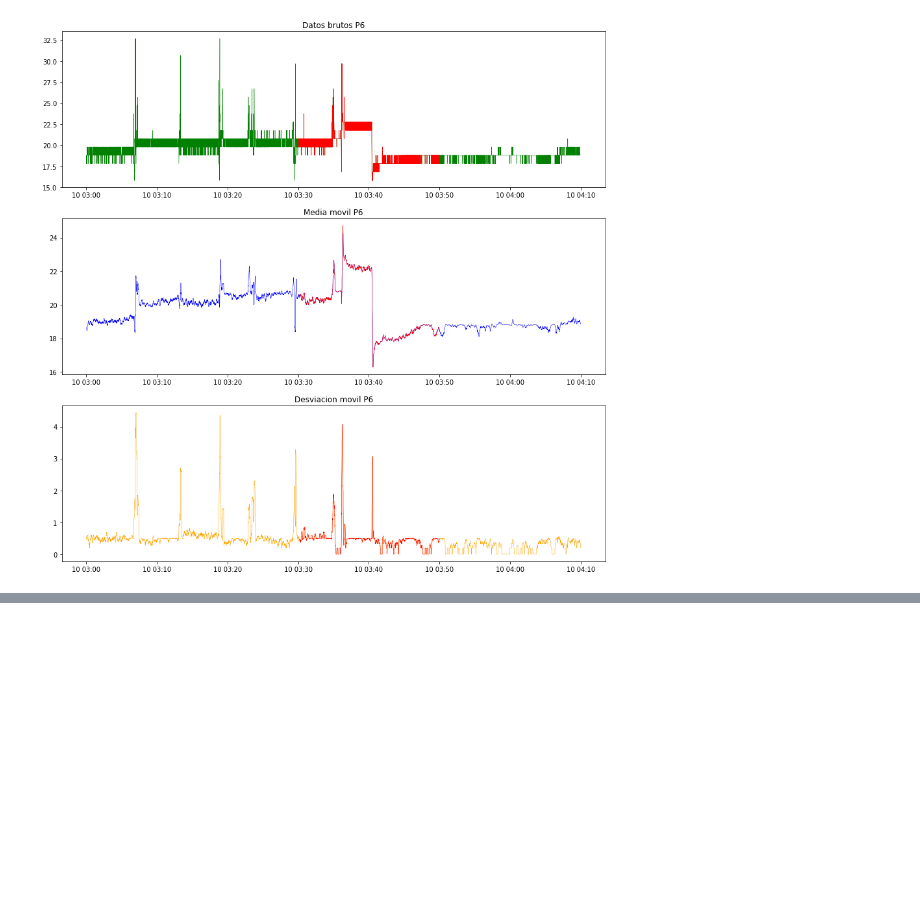
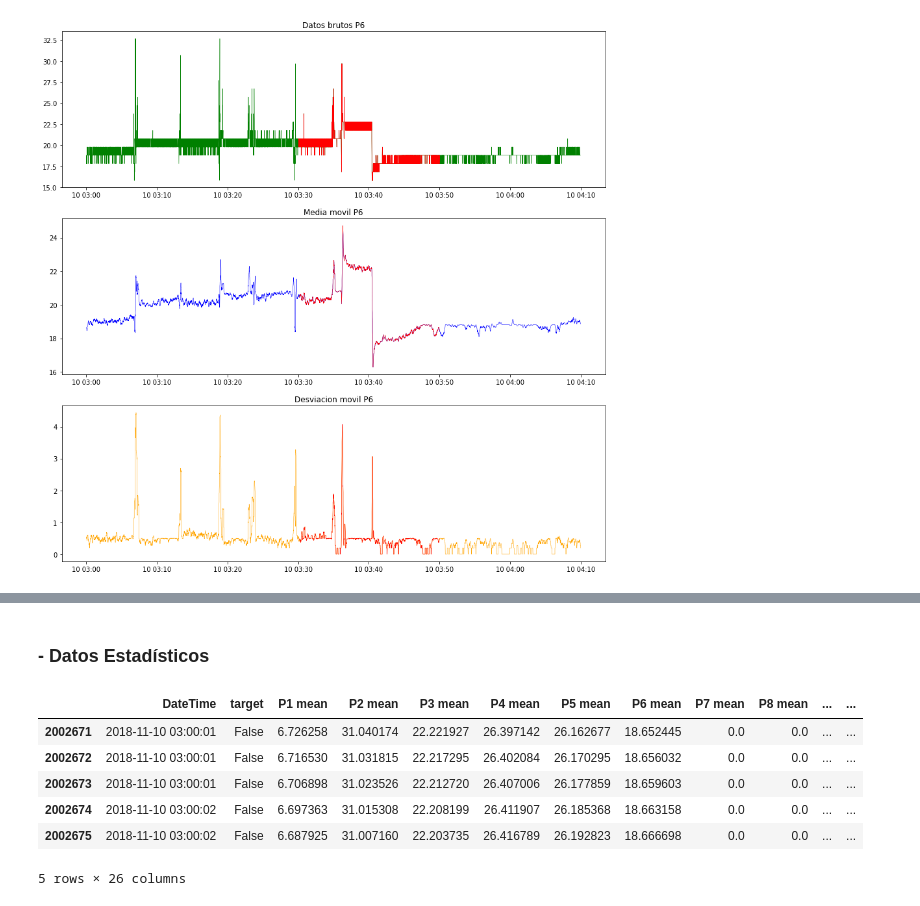
Before and after one commit to aliciaolivaresgil/TFG-SmartBeds, a Jupyter notebook: src/Representacion Ataque.ipynb, the cells around one changed output, grey strips where cells are left out. Saved outputs shown, nothing was run; the diff lists cells and outputs as text; code cells hidden in the pictures; blank space fills up the shorter version.

```diff
--- a/src/Representacion Ataque.ipynb
+++ b/src/Representacion Ataque.ipynb
@@ -123,0 +147,26 @@ for i in range(1,7):
+# %% [markdown]
+### - Datos Estadísticos
+# %%
+from scipy.signal import savgol_filter
+
+datosMediasFiltrados_array = []
+datosVarianzasFiltrados_array = []
+
+datosEstadisticosFiltrados = datosEstadisticosAtaque.copy()
+
+for i in range(1,13):
+    datosMediasFiltrados_array = savgol_filter(datosEstadisticosAtaque['P'+str(i)+' mean'], 205, 2)
+    datosVarianzasFiltrados_array = savgol_filter(datosEstadisticosAtaque['P'+str(i)+' std'], 205, 2)
+
+    datosEstadisticosFiltrados['P'+str(i)+' mean'] = datosMediasFiltrados_array[:]
+    datosEstadisticosFiltrados['P'+str(i)+' std'] = datosVarianzasFiltrados_array[:]
+
+datosEstadisticosFiltrados.head()
+# %% [output]
+|  | DateTime | target | P1 mean | P2 mean | P3 mean | P4 mean | P5 mean | P6 mean | P7 mean | P8 mean | ... | ... |
+| 2002671 | 2018-11-10 03:00:01 | False | 6.726258 | 31.040174 | 22.221927 | 26.397142 | 26.162677 | 18.652445 | 0.0 | 0.0 | ... | ... |
+| 2002672 | 2018-11-10 03:00:01 | False | 6.716530 | 31.031815 | 22.217295 | 26.402084 | 26.170295 | 18.656032 | 0.0 | 0.0 | ... | ... |
+| 2002673 | 2018-11-10 03:00:01 | False | 6.706898 | 31.023526 | 22.212720 | 26.407006 | 26.177859 | 18.659603 | 0.0 | 0.0 | ... | ... |
+| 2002674 | 2018-11-10 03:00:02 | False | 6.697363 | 31.015308 | 22.208199 | 26.411907 | 26.185368 | 18.663158 | 0.0 | 0.0 | ... | ... |
+| 2002675 | 2018-11-10 03:00:02 | False | 6.687925 | 31.007160 | 22.203735 | 26.416789 | 26.192823 | 18.666698 | 0.0 | 0.0 | ... | ... |
+5 rows × 26 columns
```
Also changed, not shown: parts of 5 cells of this notebook, 2 other files.
